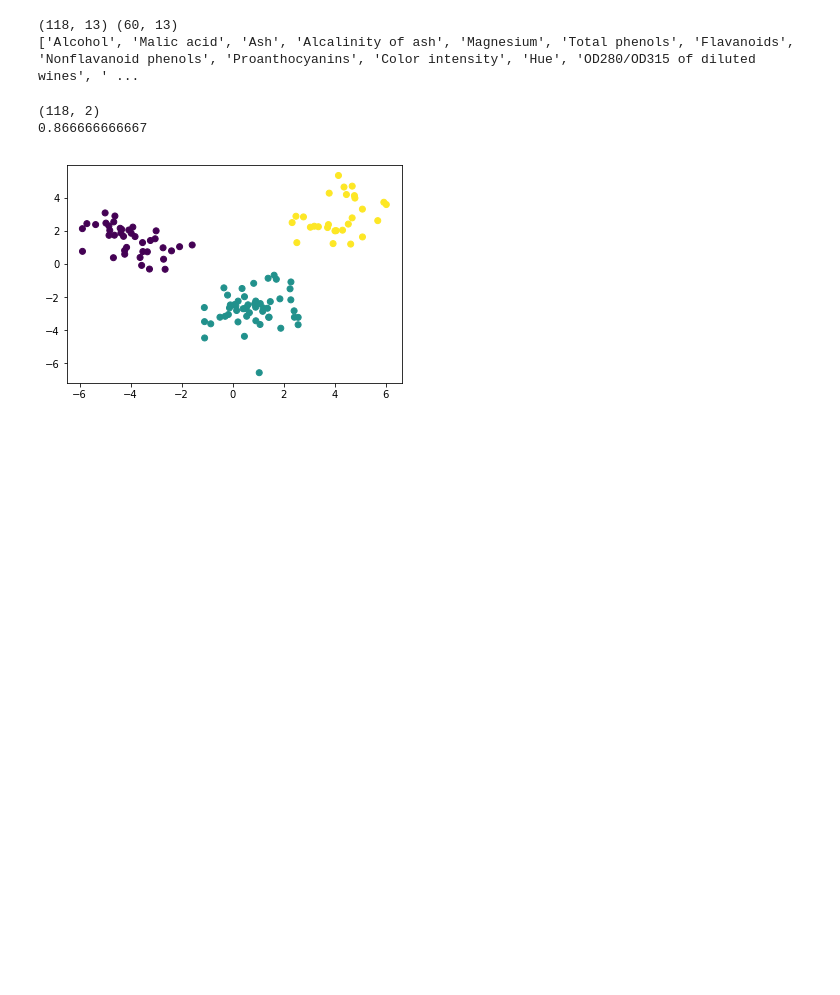
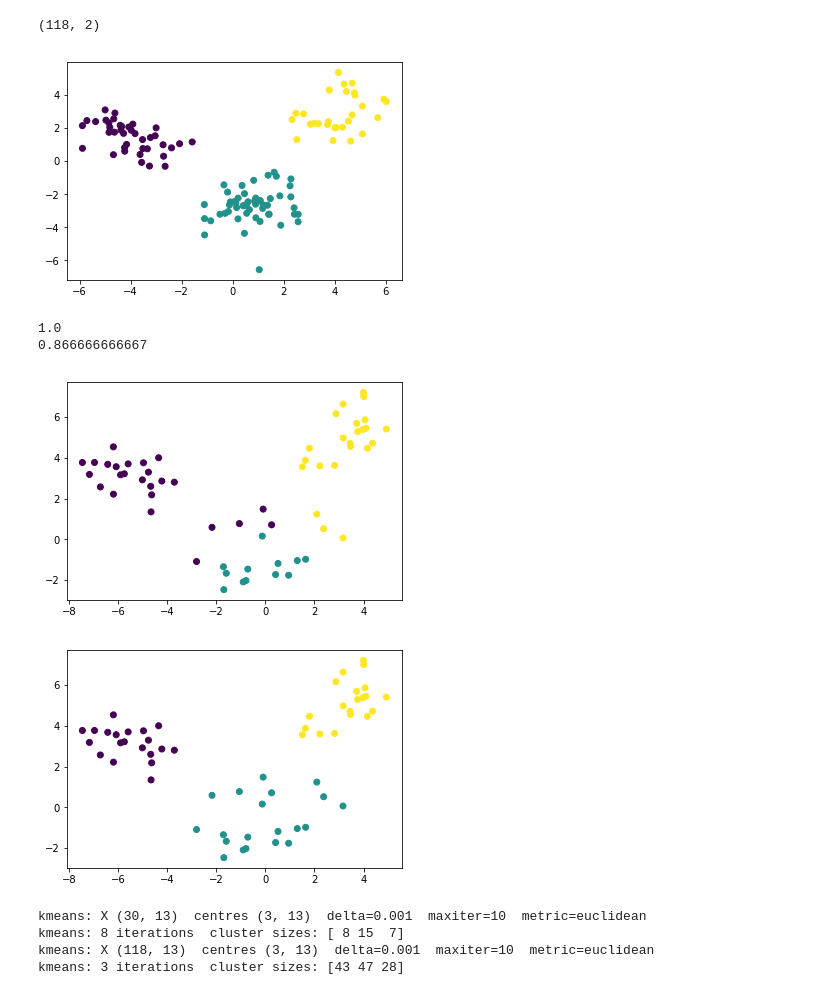
Before and after one commit to guigzzz/PatternRec2, a Jupyter notebook: Q2 - CW2.ipynb, the cells around one changed output. Saved outputs shown, nothing was run; the diff lists cells and outputs as text; code cells hidden in the pictures; blank space fills up the shorter version.

```diff
--- a/Q2 - CW2.ipynb
+++ b/Q2 - CW2.ipynb
@@ -15,9 +16 @@ from sklearn.neural_network import MLPClassifier
 %matplotlib inline
-# %%
-train_set, test_set, train_labels, test_labels = load_cw2_data()
-features = get_features()
-print(train_set.shape, test_set.shape)
-print(features)
-# %% [output]
-(118, 13) (60, 13)
-['Alcohol', 'Malic acid', 'Ash', 'Alcalinity of ash', 'Magnesium', 'Total phenols', 'Flavanoids', 'Nonflavanoid phenols', 'Proanthocyanins', 'Color intensity', 'Hue', 'OD280/OD315 of diluted wines', ' ...
@@ -24,14 +32,24 @@ print(features)
 # %%
 lda = LinearDiscriminantAnalysis()
 projected_train = lda.fit_transform(train_set, train_labels)
 projected_test = lda.transform(test_set)
 print(projected_train.shape)
 plt.scatter(projected_train[:, 0], projected_train[:, 1], c = train_labels)
-
+plt.show()
 nn = KNeighborsClassifier(n_neighbors=1)
 nn.fit(projected_train[:, :2], train_labels)
+print(np.mean(nn.predict(projected_train) == train_labels))
 print(np.mean(nn.predict(projected_test) == test_labels))
+
+plt.scatter(projected_test[:, 0], projected_test[:, 1], c = nn.predict(projected_test))
+plt.show()
+
+plt.scatter(projected_test[:, 0], projected_test[:, 1], c = test_labels)
+plt.show()
 # %% [output]
 (118, 2)
-0.866666666667
 [figure]
+1.0
+0.866666666667
+[figure, added]
+[figure, added]
@@ -38,3 +75,10 @@ print(np.mean(nn.predict(projected_test) == test_labels))
+# %%
+km = Kmeans(train_set, k = 3, metric="euclidean")
+# %% [output]
+kmeans: X (30, 13)  centres (3, 13)  delta=0.001  maxiter=10  metric=euclidean
+kmeans: 8 iterations  cluster sizes: [ 8 15  7]
+kmeans: X (118, 13)  centres (3, 13)  delta=0.001  maxiter=10  metric=euclidean
+kmeans: 3 iterations  cluster sizes: [43 47 28]
 # %%
 print('############## NOT NORMALISED ######################')
 km = KMeans(n_clusters=3, n_init = 100, algorithm = 'elkan')
```
Also changed, not shown: parts of 13 cells of this notebook, 5 other files.
